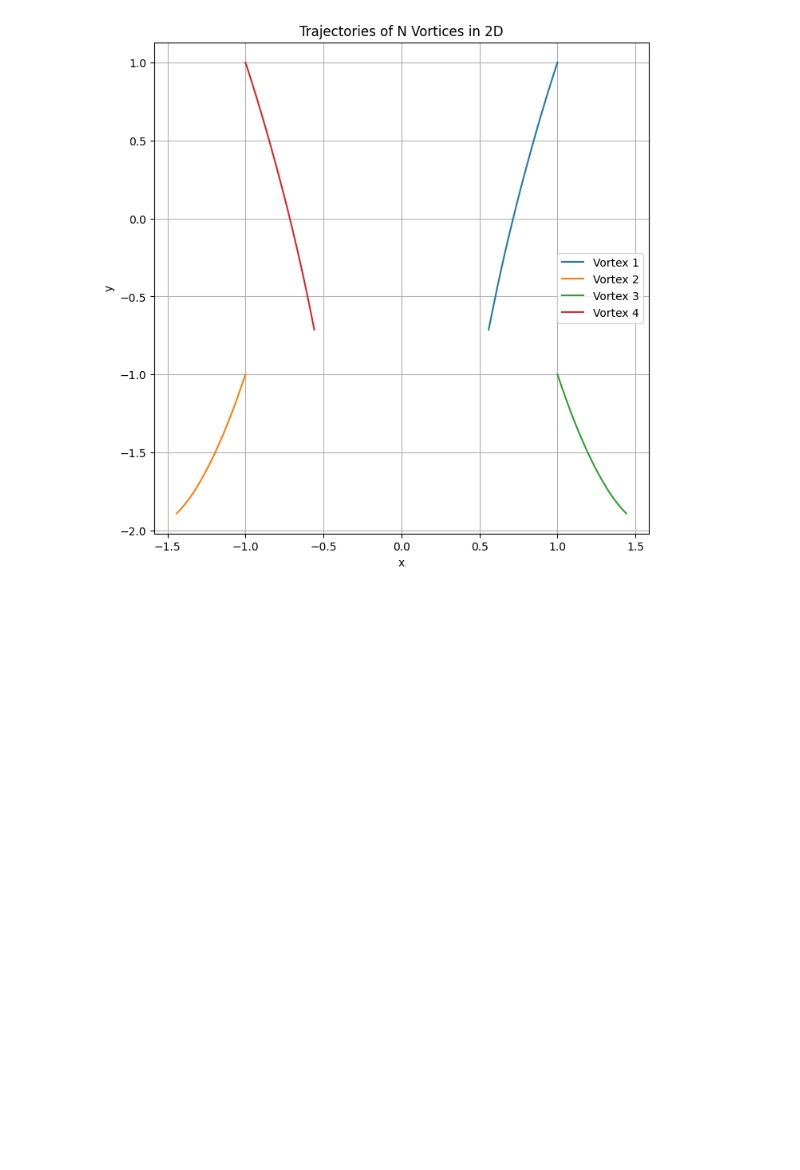
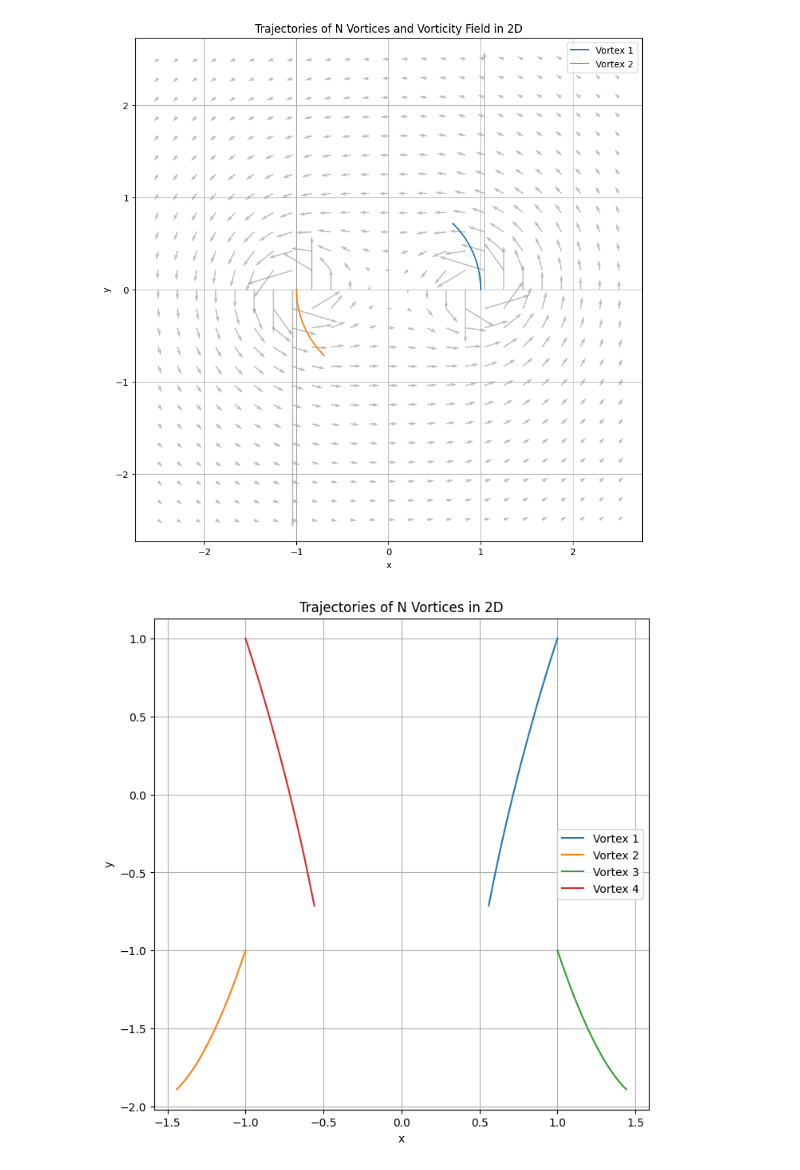
Before and after one commit to Chocaholics/Miscellaneous, a Jupyter notebook: N_Vortex.ipynb, the cells around one changed output. Cells and saved outputs as stored; diff of their text form; code cells hidden in the pictures; blank space fills up the shorter version.

```diff
--- a/N_Vortex.ipynb
+++ b/N_Vortex.ipynb
@@ -1,3 +1,73 @@
 # %% [markdown]
 <a href="https://colab.research.google.com/github/Chocaholics/Miscellaneous/blob/main/N_Vortex.ipynb" target="_parent"><img src="https://colab.research.google.com/assets/colab-badge.svg" alt="Open In Colab"/></a>
+# %%
+# two vortex
+
+import numpy as np
+import matplotlib.pyplot as plt
+from scipy.integrate import solve_ivp
+
+N = 2
+Gamma = np.array([1, 1])
+time_span = (0, 10)
+
+initial_state = np.array([1, 0, -1, 0])
+
+
+def vortex_motion(t, state):
+    dxdt = np.zeros_like(state)
+    for i in range(N):
+        xi, yi = state[2 * i], state[2 * i + 1]
+        for j in range(N):
+            if i != j:
+                xj, yj = state[2 * j], state[2 * j + 1]
+                dx = xi - xj
+                dy = yi - yj
+                distance_squared = dx**2 + dy**2
+                if distance_squared > 1e-6:
+                    dxdt[2 * i] += -Gamma[j] * dy / distance_squared
+                    dxdt[2 * i + 1] += Gamma[j] * dx / distance_squared
+    return dxdt / (2 * np.pi)
+
+# Solve ODE
+solution = solve_ivp(vortex_motion, time_span, initial_state, method='RK45', t_eval=np.linspace(0, 10, 500))
+
+# Set up the grid for vorticity field visualization
+x_min, x_max, y_min, y_max = -2.5, 2.5, -2.5, 2.5
+grid_points = 25  # Number of points along each dimension
+x = np.linspace(x_min, x_max, grid_points)
+y = np.linspace(y_min, y_max, grid_points)
+X, Y = np.meshgrid(x, y)
+
+# Calculate the velocity field induced by the vortices
+U = np.zeros_like(X)
+V = np.zeros_like(Y)
+for i in range(N):
+    xi, yi = initial_state[2 * i], initial_state[2 * i + 1]
+    for j in range(grid_points):
+        for k in range(grid_points):
+            dx = X[j, k] - xi
+            dy = Y[j, k] - yi
+            distance_squared = dx**2 + dy**2
+            if distance_squared > 1e-6:  # Avoid division by zero
+                U[j, k] += -Gamma[i] * dy / distance_squared
+                V[j, k] += Gamma[i] * dx / distance_squared
+U /= (2 * np.pi)
+V /= (2 * np.pi)
+
+plt.figure(figsize=(10, 10))
+
+for i in range(N):
+    plt.plot(solution.y[2 * i], solution.y[2 * i + 1], label=f'Vortex {i+1}')
+
+plt.quiver(X, Y, U, V, color='gray', alpha=0.5)
+plt.xlabel('x')
+plt.ylabel('y')
+plt.title('Trajectories of N Vortices and Vorticity Field in 2D')
+plt.legend()
+plt.grid()
+plt.axis('equal')
+plt.show()
+# %% [output]
+[figure, added]
 # %%
```
Also changed, not shown: parts of 2 cells of this notebook.
